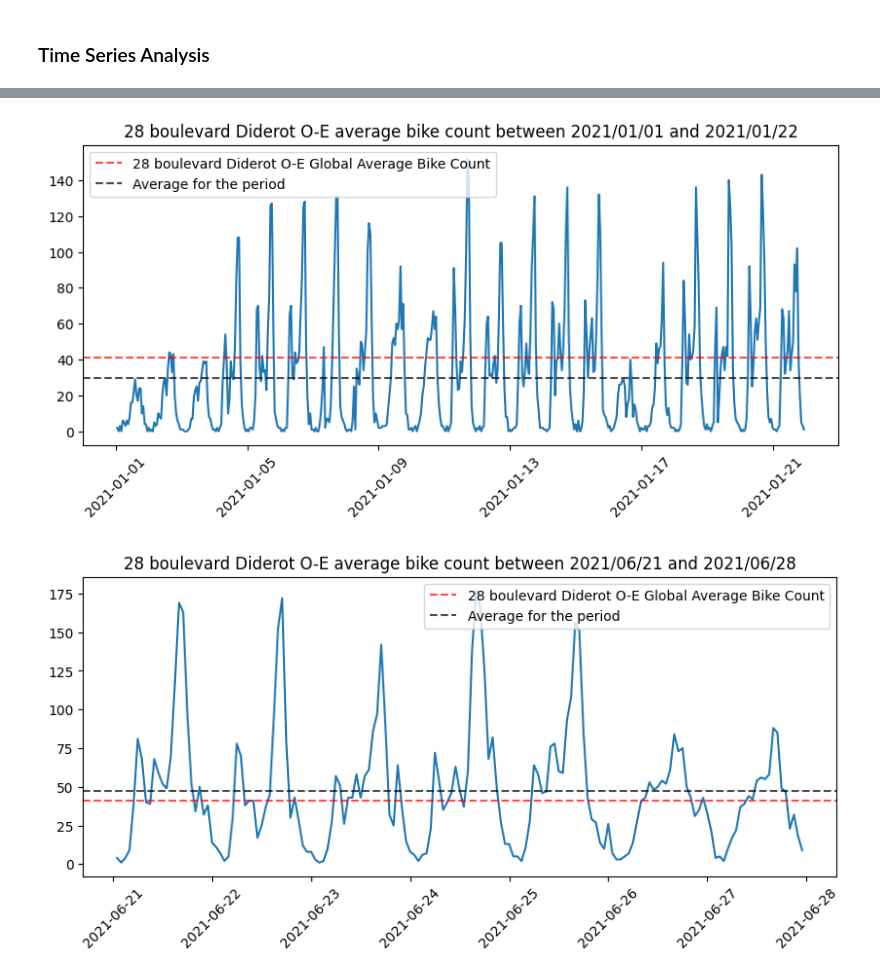
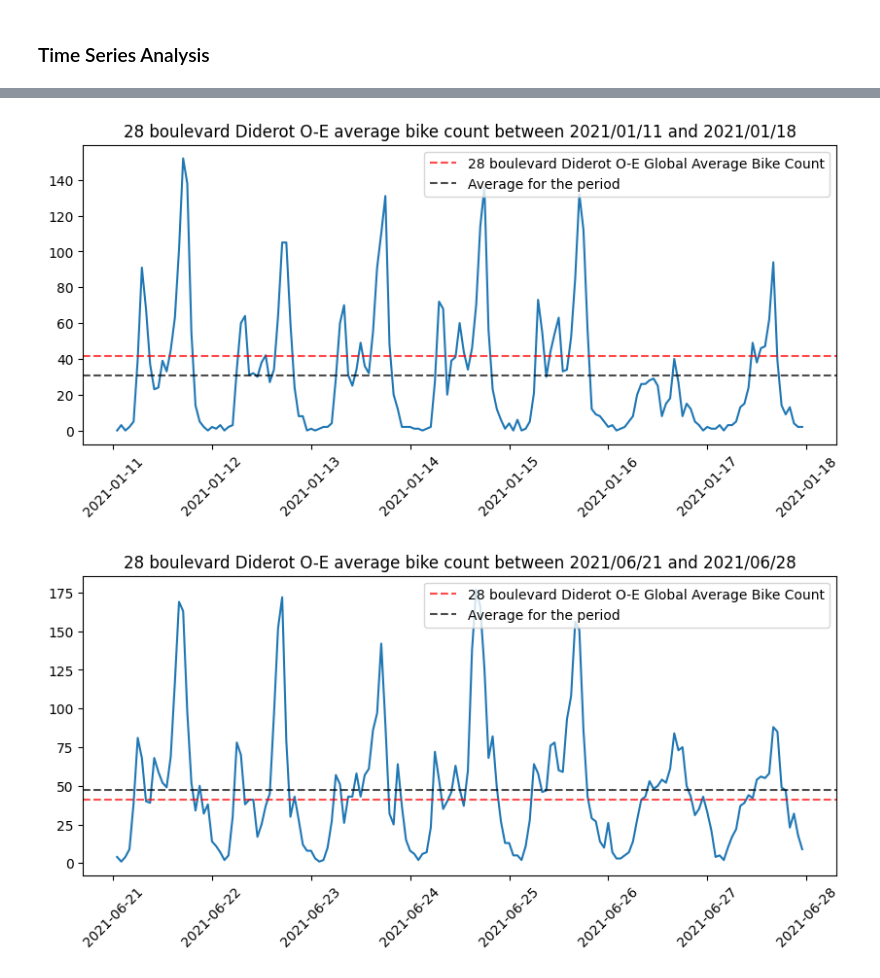
Before and after one commit to dianemans/bike_count_ldmh, a Jupyter notebook: eda_lucien.ipynb, the cells around one changed output, grey strips where cells are left out. Saved outputs shown, nothing was run; the diff lists cells and outputs as text; code cells hidden in the pictures.

```diff
--- a/eda_lucien.ipynb
+++ b/eda_lucien.ipynb
@@ -107,9 +127,9 @@ def plotting_counters(counter, start, end):
     plt.legend()
     plt.show()
 # %%
-plotting_counters(counters[1], "2021/01/01", "2021/01/22")
+plotting_counters(counters[1], "2021/01/11", "2021/01/18")
 # %% [output]
-[figure, old version]
+[figure, new version]
 # %%
 plotting_counters(counters[1], "2021/06/21", "2021/06/28")
 # %% [output]
```
Also changed, not shown: parts of 5 cells of this notebook.
